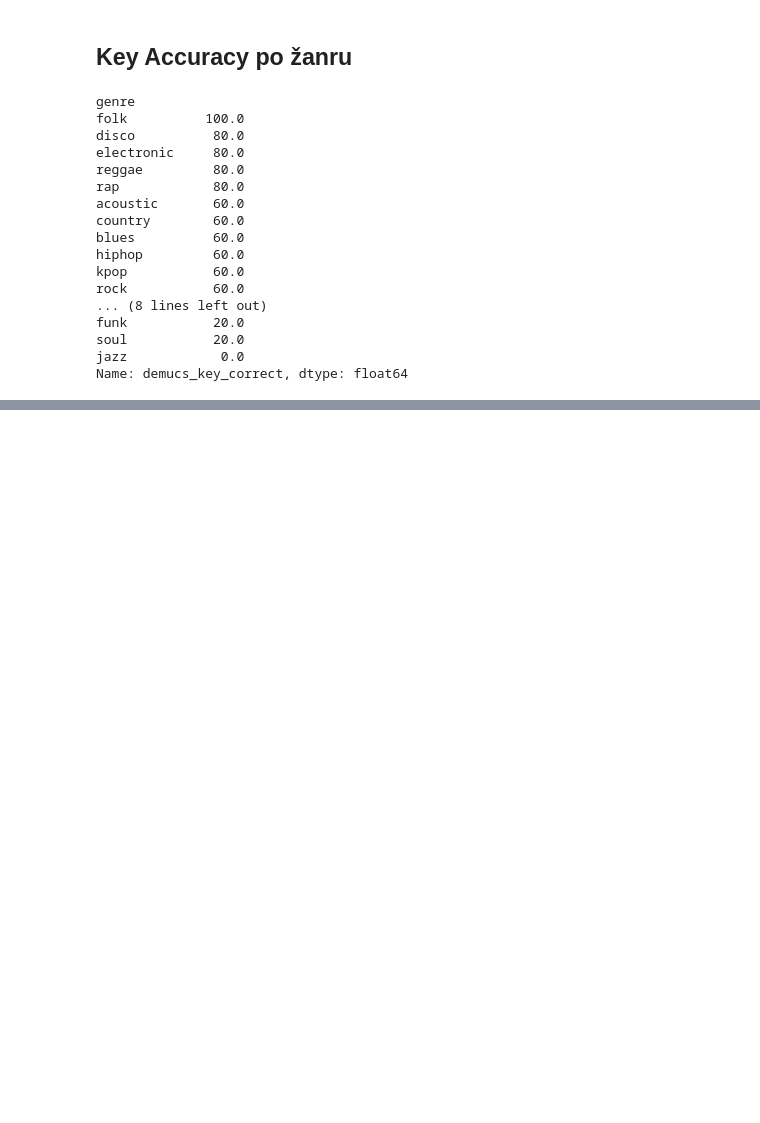
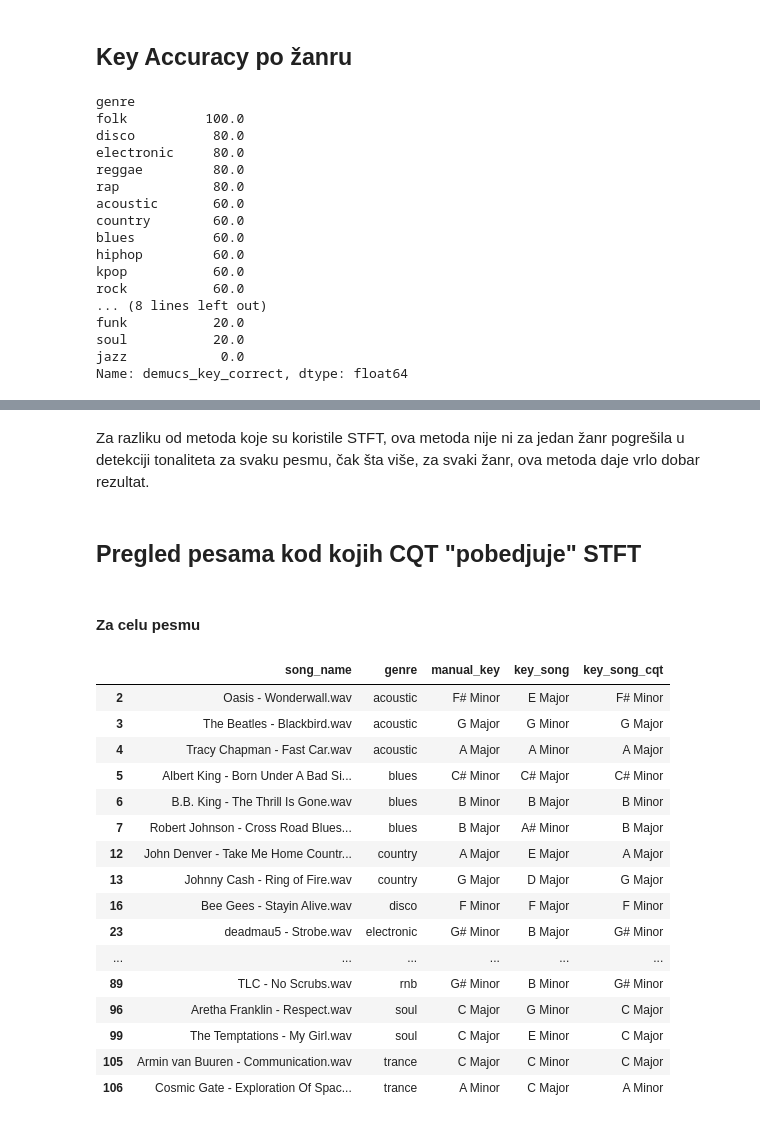
Before and after one commit to maslesa/WaveSplitNotebook, a Jupyter notebook: analysis.ipynb, the cells around one changed output, grey strips where cells are left out. Saved outputs shown, nothing was run; the diff lists cells and outputs as text; code cells hidden in the pictures; blank space fills up the shorter version.

```diff
--- a/analysis.ipynb
+++ b/analysis.ipynb
@@ -170,0 +380,6 @@ summary
+# %%
+import pandas as pd
+import numpy as np
+
+df = pd.read_csv('./new_results.csv')
+df.head()
@@ -170,0 +395,18 @@ summary
+# %%
+def bpm_error(predicted, manual):
+    if pd.isna(manual):
+        return np.nan
+
+    candidates = [predicted, predicted * 2,predicted / 2]
+
+    errors = [abs(c - manual) for c in candidates]
+
+    return min(errors)
+# %%
+df["bpm_error_song"] = df.apply(
+    lambda row: bpm_error(row["bpm_song"], row["manual_bpm"]), axis=1)
+
+df["bpm_error_drums"] = df.apply(
+    lambda row: bpm_error(row["bpm_drums"], row["manual_bpm"]), axis=1)
+
+df["bpm_error_hpss"] = df.apply(lambda row: bpm_error(row["bpm_hpss"], row["manual_bpm"]), axis=1)
@@ -170,0 +519,11 @@ summary
+# %%
+df["any_correct"] = (
+    (df["key_song"] == df["manual_key"]) |
+    (df["key_demucs"] == df["manual_key"]) |
+    (df["key_hpss"] == df["manual_key"]) |
+    (df["key_song_cqt"] == df["manual_key"]) |
+    (df["key_demucs_cqt"] == df["manual_key"]) |
+    (df["key_hpss_cqt"] == df["manual_key"])
+)
+
+print(f"{round(df["any_correct"].mean() * 100, 2)}%")
@@ -170,0 +633,34 @@ summary
+# %% [markdown]
+Za razliku od metoda koje su koristile STFT, ova metoda nije ni za jedan žanr pogrešila u detekciji tonaliteta za svaku pesmu, čak šta više, za svaki žanr, ova metoda daje vrlo dobar rezultat.
+# %% [markdown]
+## Pregled pesama kod kojih CQT "pobedjuje" STFT
+# %% [markdown]
+#### Za celu pesmu
+# %%
+df[(df["key_song_cqt"] == df["manual_key"]) & (df["key_song"] != df["manual_key"])][
+    [
+        "song_name",
+        "genre",
+        "manual_key",
+        "key_song",
+        "key_song_cqt"
+    ]
+]
+# %% [output]
+|  | song_name | genre | manual_key | key_song | key_song_cqt |
+| 2 | Oasis - Wonderwall.wav | acoustic | F# Minor | E Major | F# Minor |
+| 3 | The Beatles - Blackbird.wav | acoustic | G Major | G Minor | G Major |
+| 4 | Tracy Chapman - Fast Car.wav | acoustic | A Major | A Minor | A Major |
+| 5 | Albert King - Born Under A Bad Si... | blues | C# Minor | C# Major | C# Minor |
+| 6 | B.B. King - The Thrill Is Gone.wav | blues | B Minor | B Major | B Minor |
+| 7 | Robert Johnson - Cross Road Blues... | blues | B Major | A# Minor | B Major |
+| 12 | John Denver - Take Me Home Countr... | country | A Major | E Major | A Major |
+| 13 | Johnny Cash - Ring of Fire.wav | country | G Major | D Major | G Major |
+| 16 | Bee Gees - Stayin Alive.wav | disco | F Minor | F Major | F Minor |
+| 23 | deadmau5 - Strobe.wav | electronic | G# Minor | B Major | G# Minor |
+| ... | ... | ... | ... | ... | ... |
+| 89 | TLC - No Scrubs.wav | rnb | G# Minor | B Minor | G# Minor |
+| 96 | Aretha Franklin - Respect.wav | soul | C Major | G Minor | C Major |
+| 99 | The Temptations - My Girl.wav | soul | C Major | E Minor | C Major |
+| 105 | Armin van Buuren - Communication.wav | trance | C Major | C Minor | C Major |
+| 106 | Cosmic Gate - Exploration Of Spac... | trance | A Minor | C Major | A Minor |
```
Also changed, not shown: parts of 72 cells of this notebook, 3 other files.
